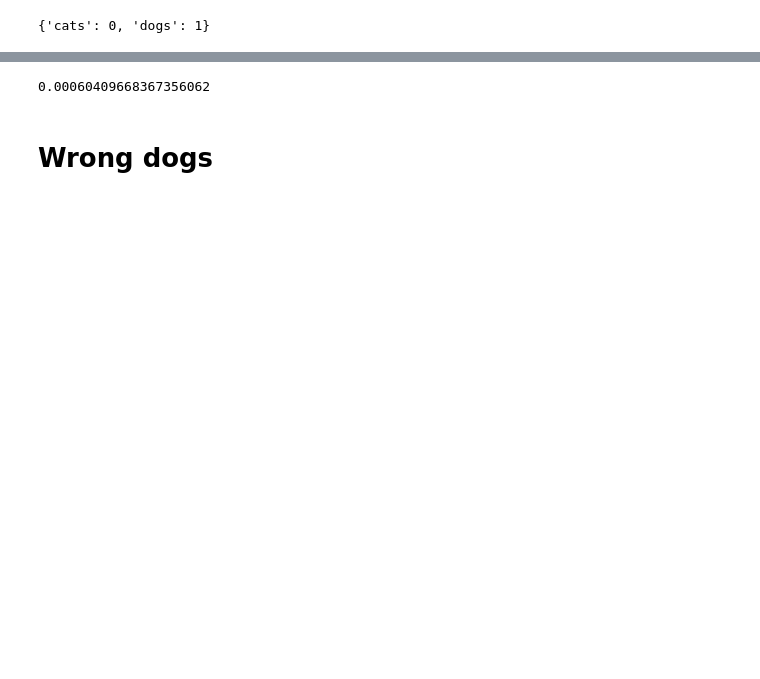
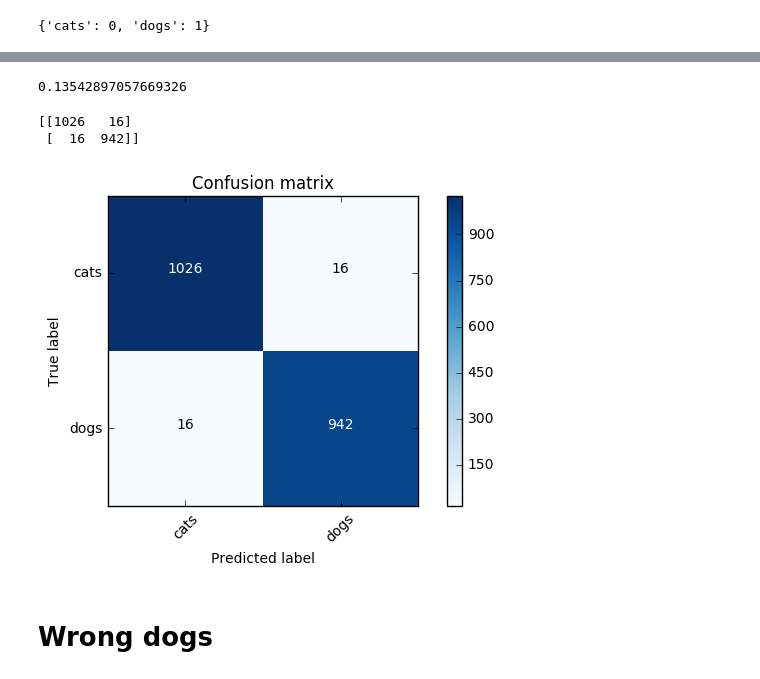
Before and after one commit to kwojcik/courses, a Jupyter notebook: deeplearning1/lesson1/vgg_redo.ipynb, the cells around one changed output, grey strips where cells are left out. Drawn from its saved outputs; the diff is of its cells as text; code cells hidden in the pictures; blank space fills up the shorter version.

```diff
--- a/deeplearning1/lesson1/vgg_redo.ipynb
+++ b/deeplearning1/lesson1/vgg_redo.ipynb
@@ -70,7 +67,7 @@ def logloss(batches, preds):
 # %%
-logloss(test_batches, preds)
+logloss(valid_batches, preds)
 # %% [output]
-0.00060409668367356062
+0.13542897057669326
 # %%
 labels = np.round(1-preds[:,0])
 text_labels = ["dog" if dog else "cat" for dog in labels]
@@ -87,6 +84,14 @@ def plot_images(batches, labels, preds, idxs, num, path):
     filenames = [path + batches.filenames[i] for i in idxs]
     labels = [str(labels[i]) + " " + str(preds[i]) for i in idxs]
     plots([image.load_img(f) for f in filenames], titles=labels)
+# %%
+from sklearn.metrics import confusion_matrix
+cm = confusion_matrix(valid_batches.classes, labels)
+plot_confusion_matrix(cm, valid_batches.class_indices)
+# %% [output]
+[[1026   16]
+ [  16  942]]
+[figure, added]
 # %% [markdown]
 # Wrong dogs
 # %%
```
Also changed, not shown: parts of 21 cells of this notebook, 1 other file.
